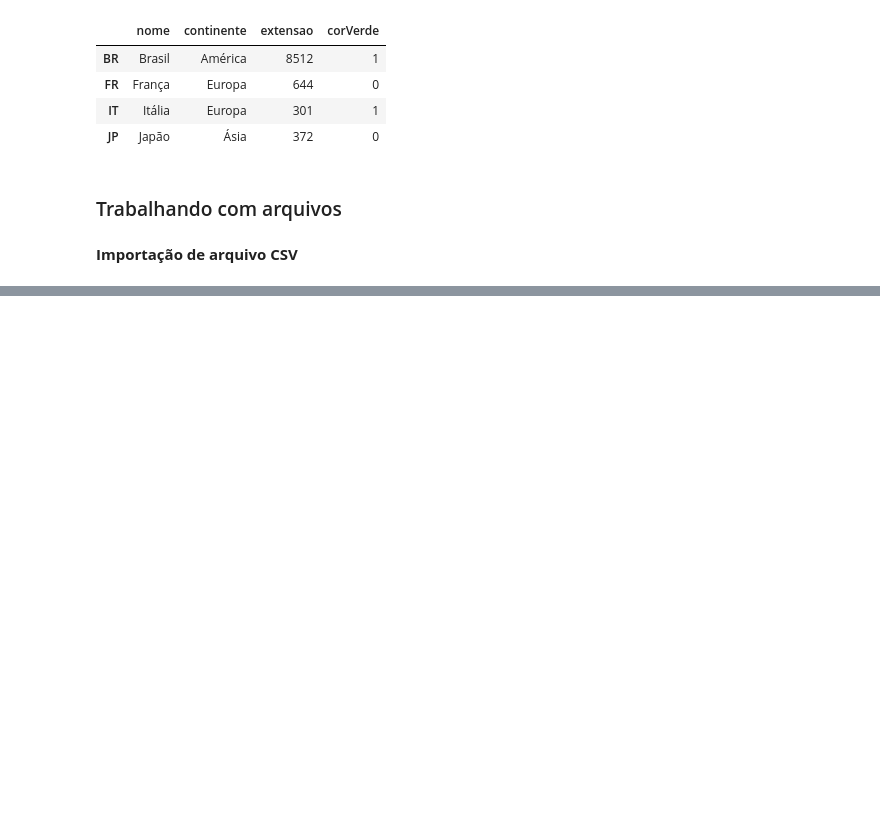
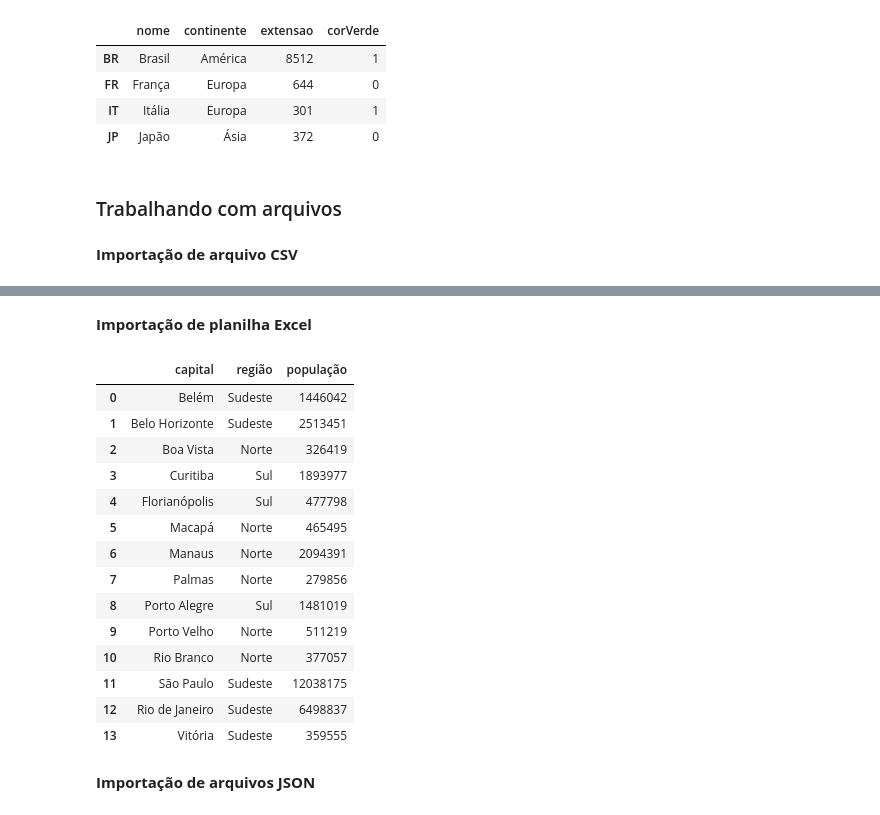
Before and after one commit to anicelysantos/python-data-wranglin, a Jupyter notebook: DataFrame.ipynb, the cells around one changed output, grey strips where cells are left out. Saved outputs shown, nothing was run; the diff lists cells and outputs as text; code cells hidden in the pictures; blank space fills up the shorter version.

```diff
--- a/DataFrame.ipynb
+++ b/DataFrame.ipynb
@@ -201,0 +245,23 @@ paises
+# %% [markdown]
+**Importação de planilha Excel**
+# %%
+cidades = pd.read_excel('/content/drive/MyDrive/dados_pandas/pandas_wrangling/capitais.xlsx')
+cidades
+# %% [output]
+|  | capital | região | população |
+| 0 | Belém | Sudeste | 1446042 |
+| 1 | Belo Horizonte | Sudeste | 2513451 |
+| 2 | Boa Vista | Norte | 326419 |
+| 3 | Curitiba | Sul | 1893977 |
+| 4 | Florianópolis | Sul | 477798 |
+| 5 | Macapá | Norte | 465495 |
+| 6 | Manaus | Norte | 2094391 |
+| 7 | Palmas | Norte | 279856 |
+| 8 | Porto Alegre | Sul | 1481019 |
+| 9 | Porto Velho | Norte | 511219 |
+| 10 | Rio Branco | Norte | 377057 |
+| 11 | São Paulo | Sudeste | 12038175 |
+| 12 | Rio de Janeiro | Sudeste | 6498837 |
+| 13 | Vitória | Sudeste | 359555 |
+# %% [markdown]
+**Importação de arquivos JSON**
```
Also changed, not shown: parts of 14 cells of this notebook.
